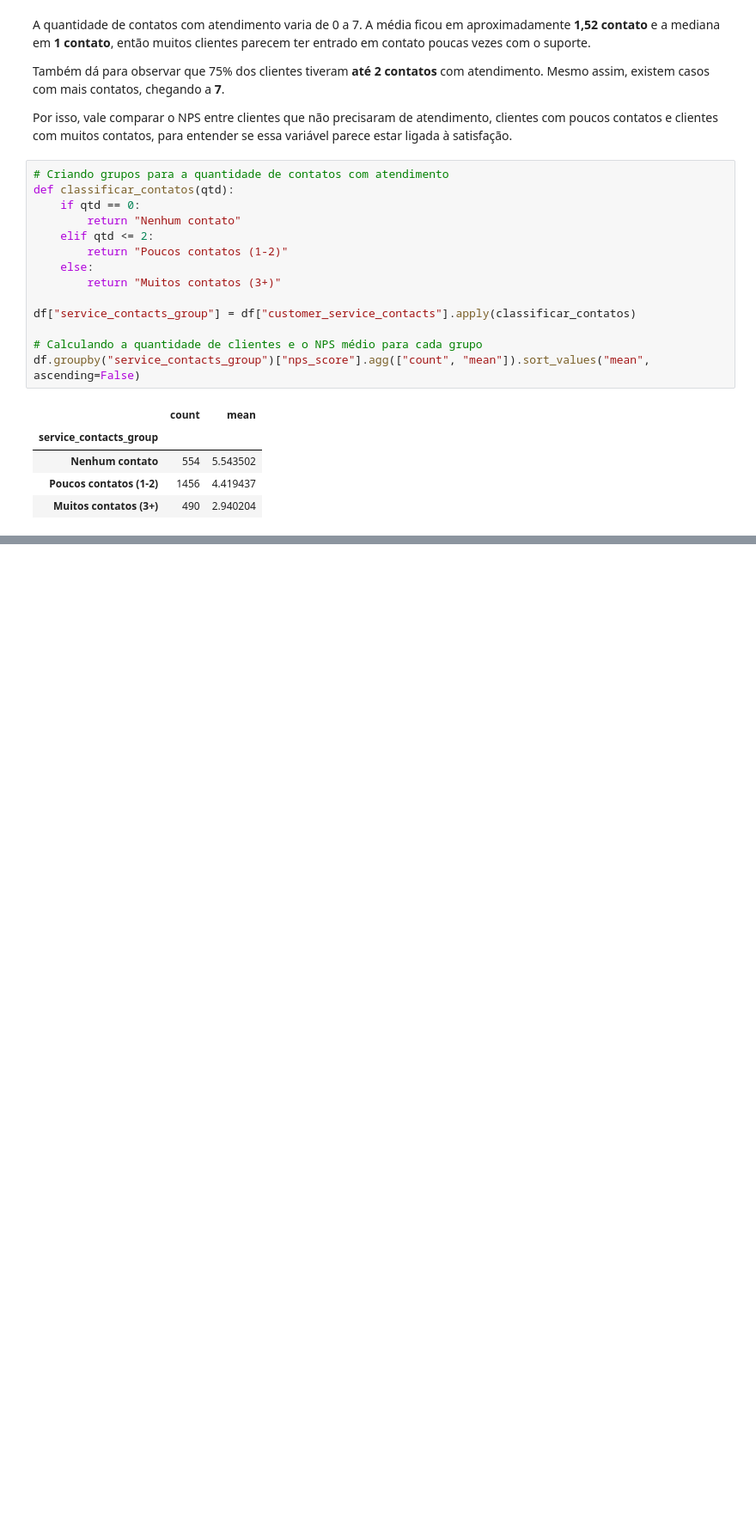
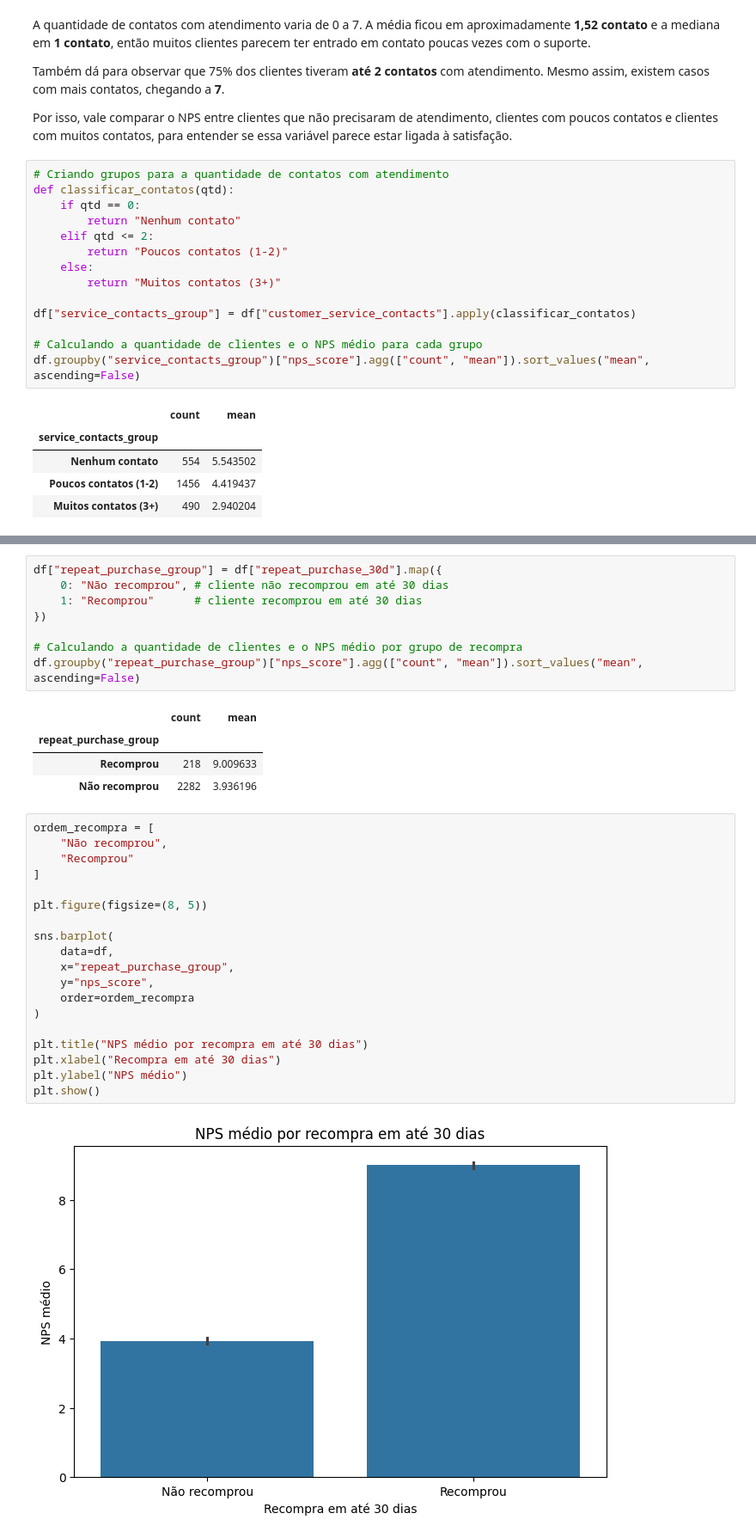
Before and after one commit to vitoriags/nps-predictive-analysis, a Jupyter notebook: notebooks/01_eda_nps.ipynb, the cells around one changed output, grey strips where cells are left out. Shown at 86% size. Saved outputs shown, nothing was run; the diff lists cells and outputs as text; blank space fills up the shorter version.

```diff
--- a/notebooks/01_eda_nps.ipynb
+++ b/notebooks/01_eda_nps.ipynb
@@ -289,0 +470,34 @@ df.groupby("service_contacts_group")["nps_score"].agg(["count", "mean"]).sort_va
+# %%
+df["repeat_purchase_group"] = df["repeat_purchase_30d"].map({
+    0: "Não recomprou", # cliente não recomprou em até 30 dias
+    1: "Recomprou"      # cliente recomprou em até 30 dias
+})
+
+# Calculando a quantidade de clientes e o NPS médio por grupo de recompra
+df.groupby("repeat_purchase_group")["nps_score"].agg(["count", "mean"]).sort_values("mean", ascending=False)
+# %% [output]
+|  | count | mean |
+| repeat_purchase_group |  |  |
+| Recomprou | 218 | 9.009633 |
+| Não recomprou | 2282 | 3.936196 |
+# %%
+ordem_recompra = [
+    "Não recomprou",
+    "Recomprou"
+]
+
+plt.figure(figsize=(8, 5))
+
+sns.barplot(
+    data=df,
+    x="repeat_purchase_group",
+    y="nps_score",
+    order=ordem_recompra
+)
+
+plt.title("NPS médio por recompra em até 30 dias")
+plt.xlabel("Recompra em até 30 dias")
+plt.ylabel("NPS médio")
+plt.show()
+# %% [output]
+[figure, added]
```
Also changed, not shown: parts of 31 cells of this notebook.
